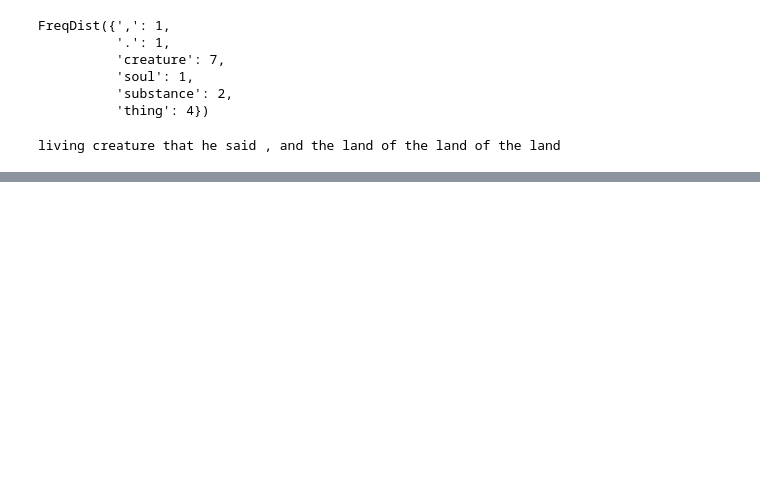
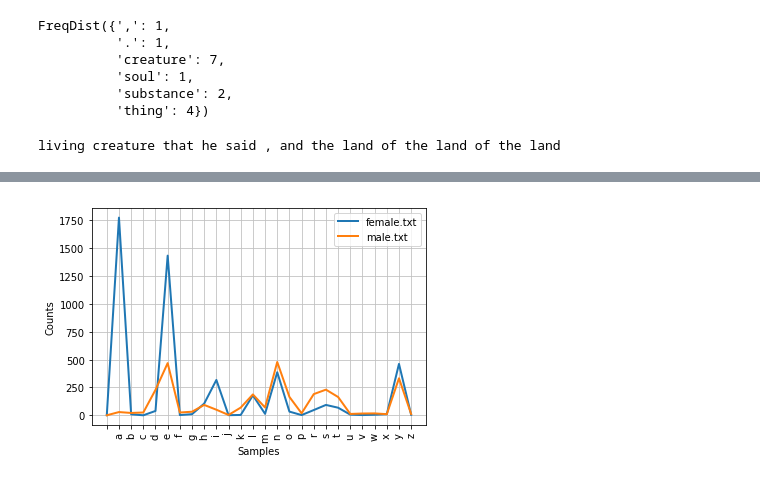
Before and after one commit to henriquefreitassouza/notebooks, a Jupyter notebook: projects/NLP Fundamentals II.ipynb, the cells around one changed output, grey strips where cells are left out. Cells and saved outputs as stored; diff of their text form; code cells hidden in the pictures; blank space fills up the shorter version.

```diff
--- a/projects/NLP Fundamentals II.ipynb
+++ b/projects/NLP Fundamentals II.ipynb
@@ -766,0 +885,4 @@ living creature that he said , and the land of the land of the land
+# %%
+# Find intersecting names in the Names corpus. Check the available files
+names = nltk.corpus.names
+names.fileids()
@@ -766,0 +913,6 @@ living creature that he said , and the land of the land of the land
+# %%
+# Plot the frequency of ending letters for male and female names
+cfd = nltk.ConditionalFreqDist((fileid, name[-1]) for fileid in names.fileids() for name in names.words(fileid))
+cfd.plot()
+# %% [output]
+[figure, added]
```
Also changed, not shown: parts of 13 cells of this notebook.
